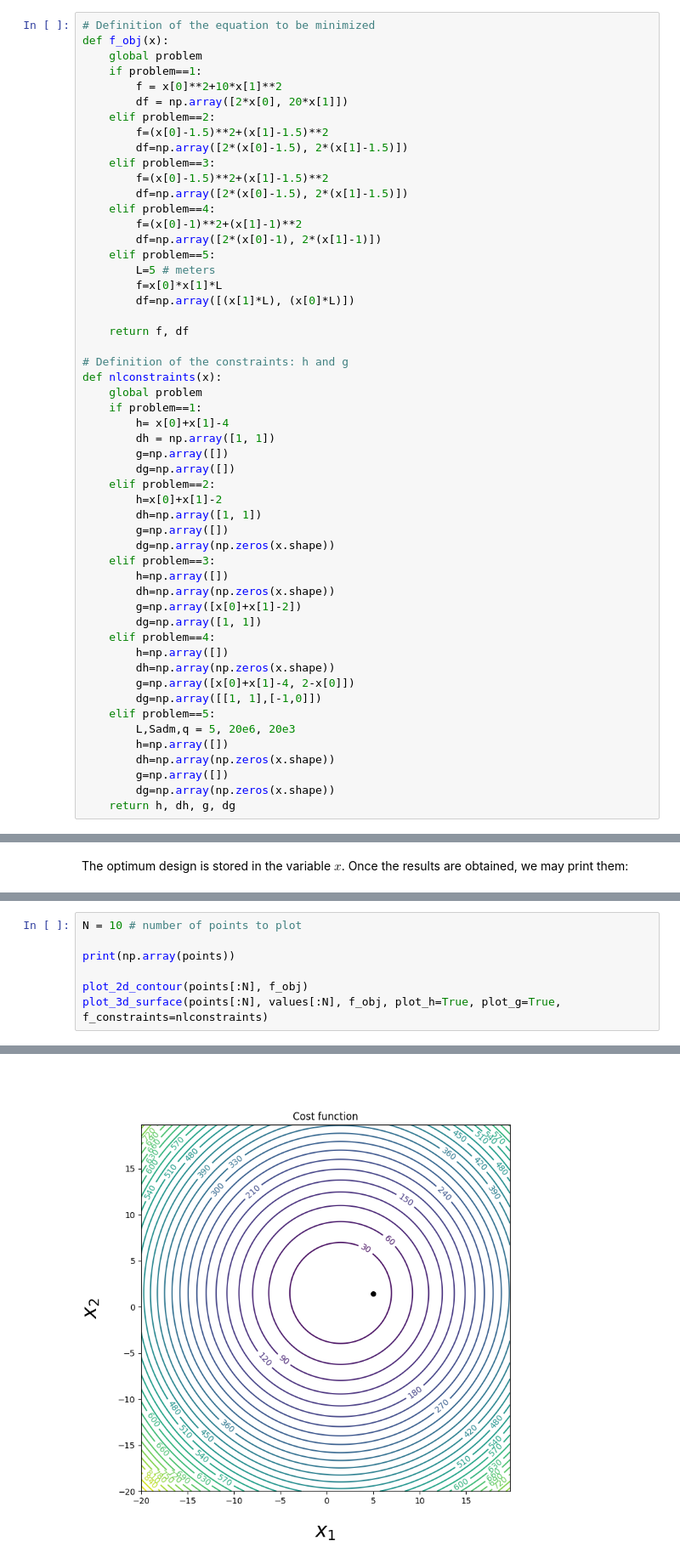
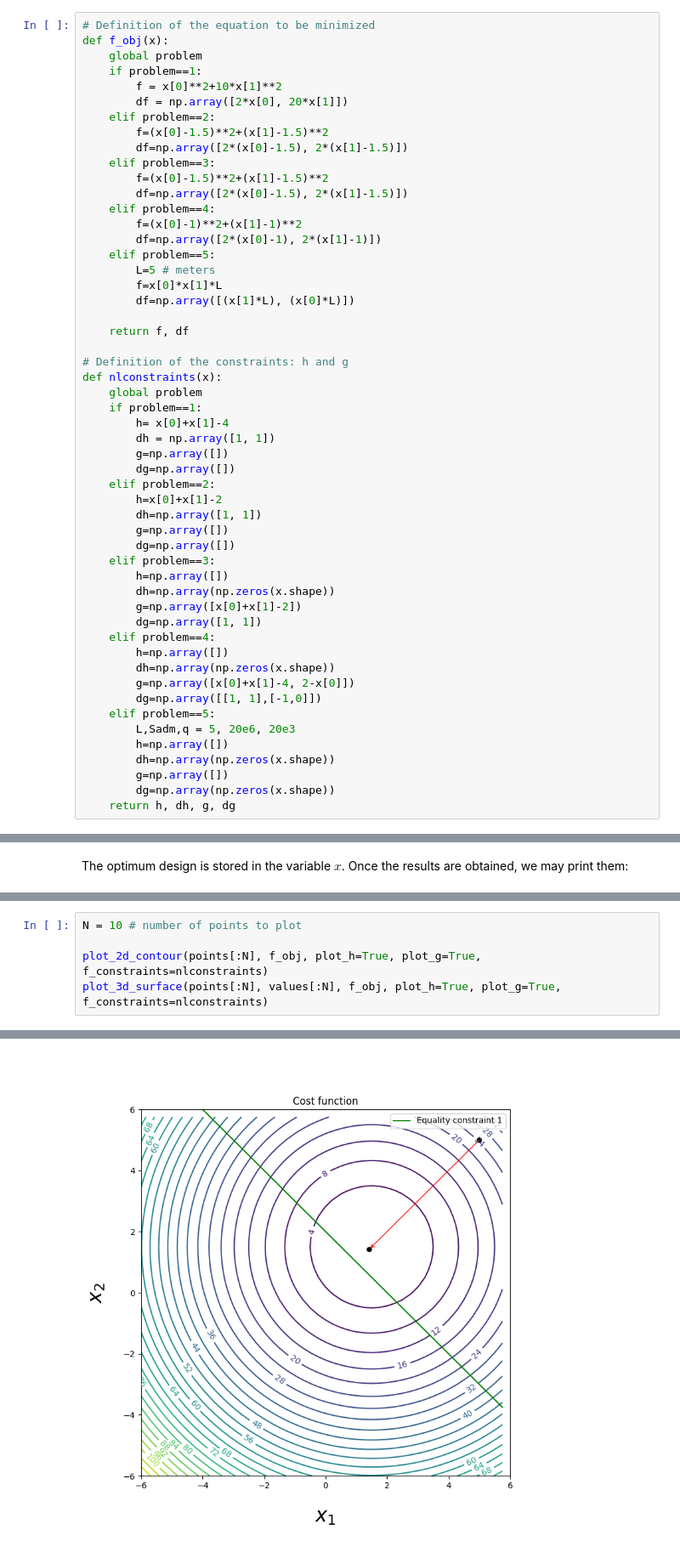
Before and after one commit to gabrielpalves/introduction-to-optimization, a Jupyter notebook: Python Aula 07/Opt_Exterior_penalty.ipynb, the cells around one changed output, grey strips where cells are left out. Shown at 85% size. Drawn from its saved outputs; the diff is of its cells as text.

Commit message:
plots ext penalty

```diff
--- a/Python Aula 07/Opt_Exterior_penalty.ipynb
+++ b/Python Aula 07/Opt_Exterior_penalty.ipynb
@@ -65,7 +65,7 @@ def nlconstraints(x):
         h=x[0]+x[1]-2
         dh=np.array([1, 1])
         g=np.array([])
-        dg=np.array(np.zeros(x.shape))
+        dg=np.array([])
     elif problem==3:
         h=np.array([])
         dh=np.array(np.zeros(x.shape))
@@ -216,11 +216,9 @@ Number of iterations of the External penalty method:
 # %%
 N = 10 # number of points to plot
 
-print(np.array(points))
-
-plot_2d_contour(points[:N], f_obj)
+plot_2d_contour(points[:N], f_obj, plot_h=True, plot_g=True, f_constraints=nlconstraints)
 plot_3d_surface(points[:N], values[:N], f_obj, plot_h=True, plot_g=True, f_constraints=nlconstraints)
 # %% [output]
 [[[5.         5.        ]
   [1.41666667 1.41666667]]]
-[figure, old version]
+[figure, new version]
```
Also changed, not shown: parts of 3 cells of this notebook, 2 other files.
